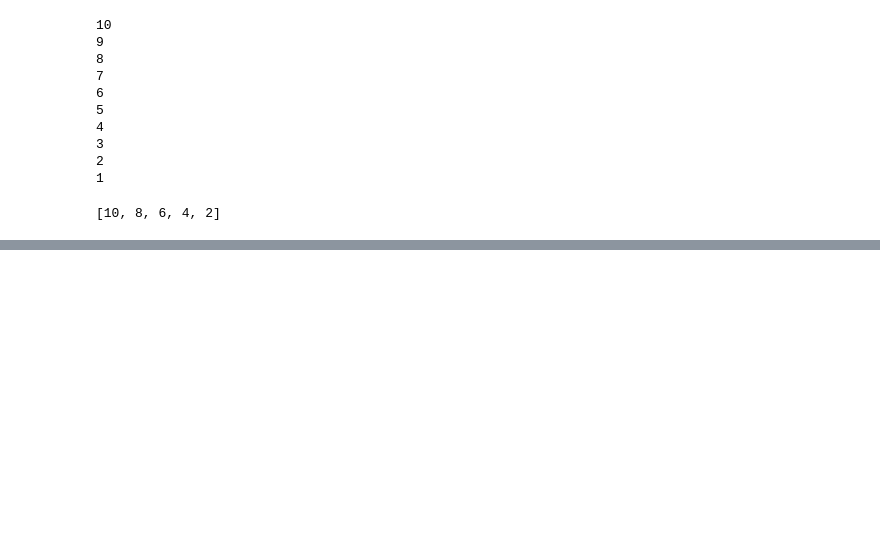
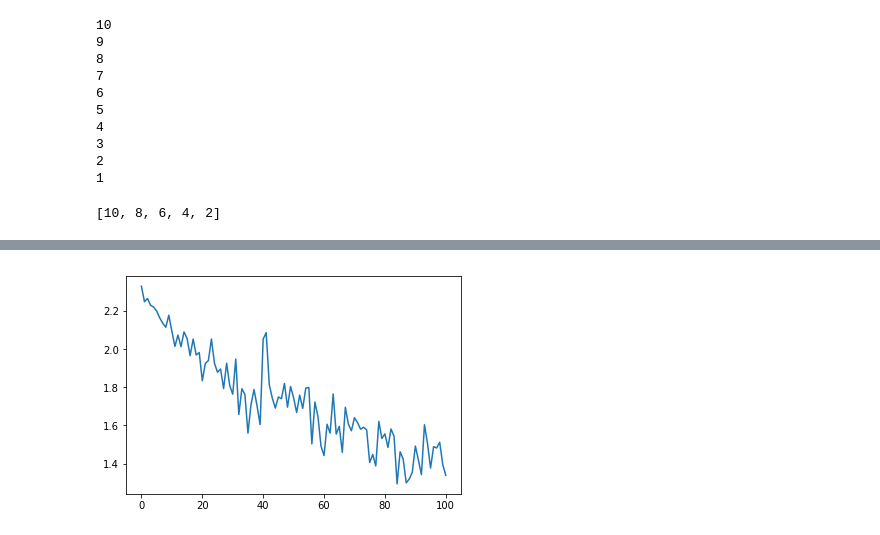
Before and after one commit to raghavab1992/fav3part2, a Jupyter notebook: dev_course/dl2/rb1992/Lesson_11.ipynb, the cells around one changed output, grey strips where cells are left out. Saved outputs shown, nothing was run; the diff lists cells and outputs as text; code cells hidden in the pictures; blank space fills up the shorter version.

```diff
--- a/dev_course/dl2/rb1992/Lesson_11.ipynb
+++ b/dev_course/dl2/rb1992/Lesson_11.ipynb
@@ -217,0 +685,3 @@ rec_test(10)
+# %%
+with Hooks(learn.model.children(), shape) as h:
+    _ = learn.model(run.xb)
@@ -217,0 +720,15 @@ rec_test(10)
+# %%
+path = datasets.untar_data(datasets.URLs.IMAGENETTE_160)
+
+tfms = [make_rgb, ResizeFixed(128), to_byte_tensor, to_float_tensor]
+bs=128
+
+il = ImageList.from_files(path, tfms=tfms)
+sd = SplitData.split_by_func(il, partial(grandparent_splitter, valid_name='val'))
+ll = label_by_func(sd, parent_labeler, proc_y=CategoryProcessor())
+data = ll.to_databunch(bs, c_in=3, c_out=10, num_workers=4)
+# %%
+nfs = [32,64,128,256]
+
+cbfs = [partial(AvgStatsCallback,accuracy), CudaCallback,
+        partial(BatchTransformXCallback, norm_imagenette)]
@@ -217,0 +866,3 @@ rec_test(10)
+# %%
+learn,run = get_learn_run(nfs, data, 0.4, conv_layer, cbs=cbfs, opt_func=opt_func)
+%time run.fit(1, learn)
@@ -217,0 +874,4 @@ rec_test(10)
+# %%
+run.recorder.plot_loss()
+# %% [output]
+[figure, added]
```
Also changed, not shown: parts of 99 cells of this notebook.
